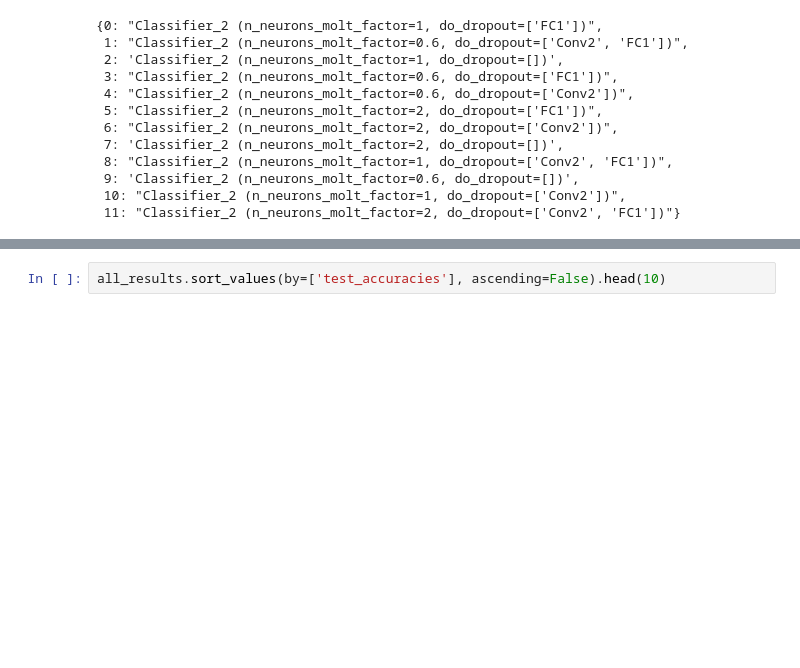
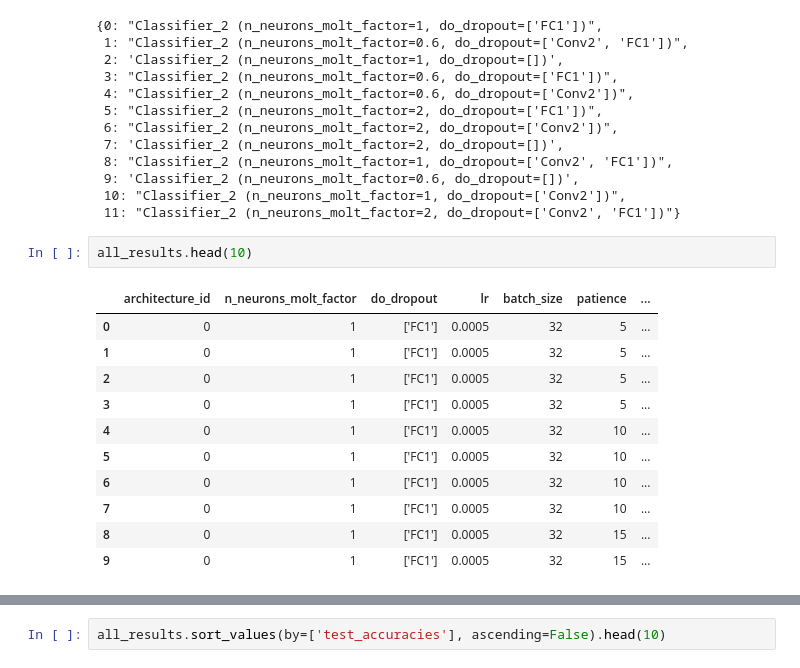
Before and after one commit to Lotto98/Sign-Language-MNIST, a Jupyter notebook: src/Classifier_2.ipynb, the cells around one changed output, grey strips where cells are left out. Drawn from its saved outputs; the diff is of its cells as text; blank space fills up the shorter version.

```diff
--- a/src/Classifier_2.ipynb
+++ b/src/Classifier_2.ipynb
@@ -22,3 +23,17 @@ classifiers_dict
  9: 'Classifier_2 (n_neurons_molt_factor=0.6, do_dropout=[])',
  10: "Classifier_2 (n_neurons_molt_factor=1, do_dropout=['Conv2'])",
  11: "Classifier_2 (n_neurons_molt_factor=2, do_dropout=['Conv2', 'FC1'])"}
+# %%
+all_results.head(10)
+# %% [output]
+|  | architecture_id | n_neurons_molt_factor | do_dropout | lr | batch_size | patience | ... |
+| 0 | 0 | 1 | ['FC1'] | 0.0005 | 32 | 5 | ... |
+| 1 | 0 | 1 | ['FC1'] | 0.0005 | 32 | 5 | ... |
+| 2 | 0 | 1 | ['FC1'] | 0.0005 | 32 | 5 | ... |
+| 3 | 0 | 1 | ['FC1'] | 0.0005 | 32 | 5 | ... |
+| 4 | 0 | 1 | ['FC1'] | 0.0005 | 32 | 10 | ... |
+| 5 | 0 | 1 | ['FC1'] | 0.0005 | 32 | 10 | ... |
+| 6 | 0 | 1 | ['FC1'] | 0.0005 | 32 | 10 | ... |
+| 7 | 0 | 1 | ['FC1'] | 0.0005 | 32 | 10 | ... |
+| 8 | 0 | 1 | ['FC1'] | 0.0005 | 32 | 15 | ... |
+| 9 | 0 | 1 | ['FC1'] | 0.0005 | 32 | 15 | ... |
```
Also changed, not shown: parts of 10 cells of this notebook, 2 other files.
